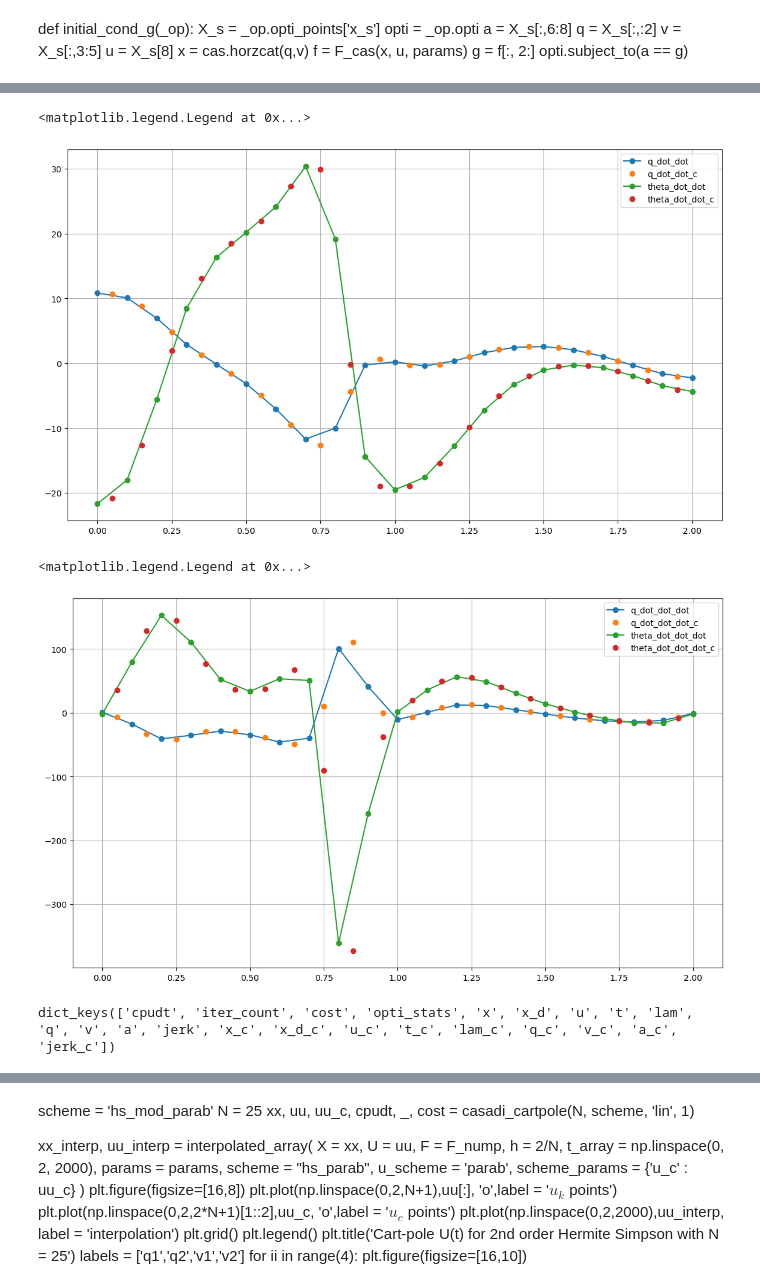
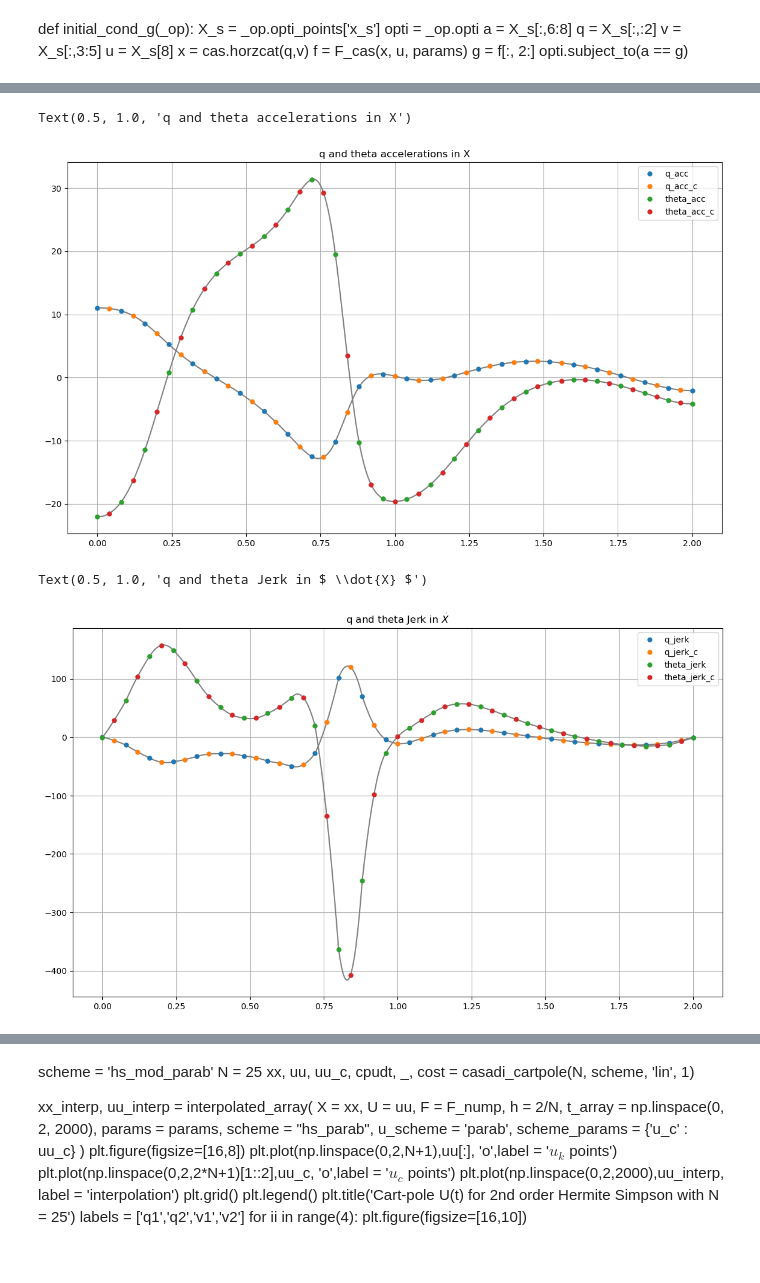
Before and after one commit to AunSiro/Cosejas_IRI, a Jupyter notebook: Casadi/Cartpole-derivated.ipynb, the cells around one changed output, grey strips where cells are left out. Cells and saved outputs as stored; diff of their text form; code cells hidden in the pictures; blank space fills up the shorter version.

```diff
--- a/Casadi/Cartpole-derivated.ipynb
+++ b/Casadi/Cartpole-derivated.ipynb
@@ -453,11 +424,0 @@ array([-0.93446014, -1.86892028, -0.93446014])
-# %%
-dt = (_res['t'][-1]-_res['t'][0])/N
-for ii in range(N):
-    print(hs_accel_restr(
-    _res['x'][ii,:],
-    _res['x'][ii+1,:],
-    _res['jerk'][ii],
-    _res['jerk'][ii+1,:],
-    dt,
-    _res['jerk_c'][ii]
-))
@@ -507,8 +521,11 @@ for ii in range(N):
 plt.figure(figsize=[14,8])
 labels= ['q', 'theta']
 for ii in range(2):
-    plt.plot(_res['t'],_res['q'][:,ii], marker = 'o', label = labels[ii])
-    plt.plot(_res['t_c'],_res['q_c'][:,ii], 'o', label = labels[ii] + '_c')
+    plt.plot(t_interp, q_interp[:,ii], c = 'grey')
+    plt.plot(_res['t'],_res['q'][:,ii], 'o', ms =marker_size, label = labels[ii])
+    if 'parab' in scheme:
+        plt.plot(_res['t_c'],_res['q_c'][:,ii], 'o', ms =marker_size, label = labels[ii] + '_c')
 plt.grid()
 plt.legend()
+plt.title('q and theta ')
 # %% [output]
@@ -517,9 +534,12 @@ plt.legend()
 # %%
 plt.figure(figsize=[14,8])
-labels= ['q_dot', 'theta_dot']
+labels= ['q_vel', 'theta_vel']
 for ii in range(2):
-    plt.plot(_res['t'],_res['v'][:,ii], marker = 'o', label = labels[ii])
-    plt.plot(_res['t_c'],_res['v_c'][:,ii], 'o', label = labels[ii] + '_c')
+    plt.plot(t_interp, v_interp[:,ii], c = 'grey')
+    plt.plot(_res['t'],_res['v'][:,ii], 'o', ms =marker_size, label = labels[ii])
+    if 'parab' in scheme:
+        plt.plot(_res['t_c'],_res['v_c'][:,ii],  'o', ms =marker_size, label = labels[ii] + '_c')
 plt.grid()
 plt.legend()
+plt.title('q and theta velocities in X')
 # %% [output]
@@ -528,26 +548,28 @@ plt.legend()
 # %%
 plt.figure(figsize=[14,8])
-labels= ['q_dot_dot', 'theta_dot_dot']
+labels= ['q_acc', 'theta_acc']
 for ii in range(2):
-    plt.plot(_res['t'],_res['a'][:,ii], marker = 'o', label = labels[ii])
-    plt.plot(_res['t_c'],_res['a_c'][:,ii], 'o', label = labels[ii] + '_c')
+    plt.plot(t_interp, a_interp[:,ii], c = 'grey')
+    plt.plot(_res['t'],_res['a'][:,ii], 'o', ms =marker_size, label = labels[ii])
+    if 'parab' in scheme:
+        plt.plot(_res['t_c'],_res['a_c'][:,ii],  'o', ms =marker_size, label = labels[ii] + '_c')
 plt.grid()
 plt.legend()
+plt.title('q and theta accelerations in X')
 # %% [output]
-<matplotlib.legend.Legend at 0x...>
+Text(0.5, 1.0, 'q and theta accelerations in X')
-[figure, old version]
+[figure, new version]
 # %%
 plt.figure(figsize=[14,8])
-labels= ['q_dot_dot_dot', 'theta_dot_dot_dot']
+labels= ['q_jerk', 'theta_jerk']
 for ii in range(2):
-    plt.plot(_res['t'],_res['jerk'][:,ii], marker = 'o', label = labels[ii])
-    plt.plot(_res['t_c'],_res['jerk_c'][:,ii], 'o', label = labels[ii] + '_c')
+    plt.plot(t_interp, j_interp[:,ii], c = 'grey')
+    plt.plot(_res['t'],_res['jerk'][:,ii],  'o', ms =marker_size, label = labels[ii])
+    if 'parab' in scheme:
+        plt.plot(_res['t_c'],_res['jerk_c'][:,ii],  'o', ms =marker_size, label = labels[ii] + '_c')
 plt.grid()
 plt.legend()
+plt.title('q and theta Jerk in $ \dot{X} $')
 # %% [output]
-<matplotlib.legend.Legend at 0x...>
+Text(0.5, 1.0, 'q and theta Jerk in $ \\dot{X} $')
-[figure, old version]
+[figure, new version]
-# %%
-_res.keys()
-# %% [output]
-dict_keys(['cpudt', 'iter_count', 'cost', 'opti_stats', 'x', 'x_d', 'u', 't', 'lam', 'q', 'v', 'a', 'jerk', 'x_c', 'x_d_c', 'u_c', 't_c', 'lam_c', 'q_c', 'v_c', 'a_c', 'jerk_c'])
```
Also changed, not shown: parts of 61 cells of this notebook, 3 other files.
